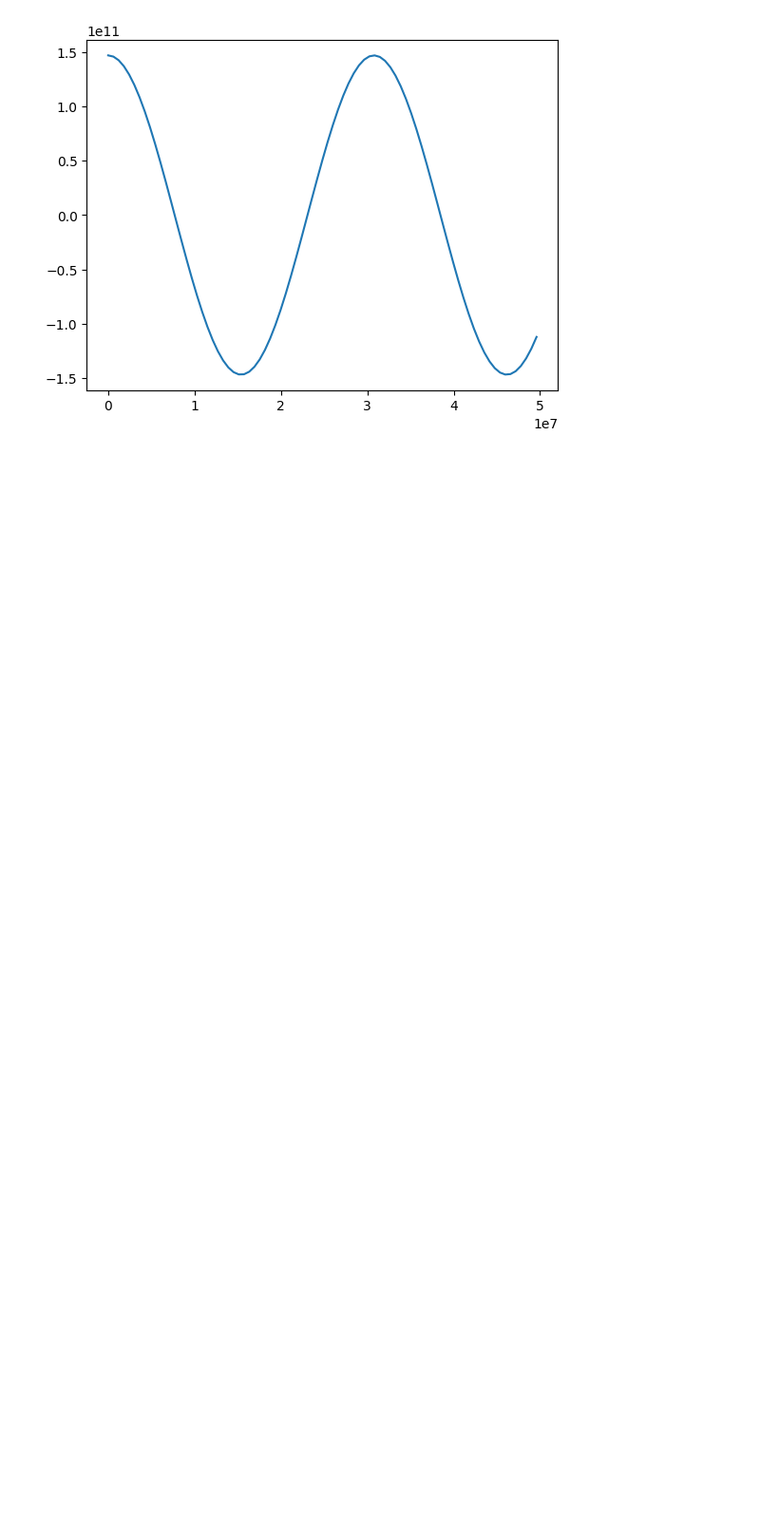
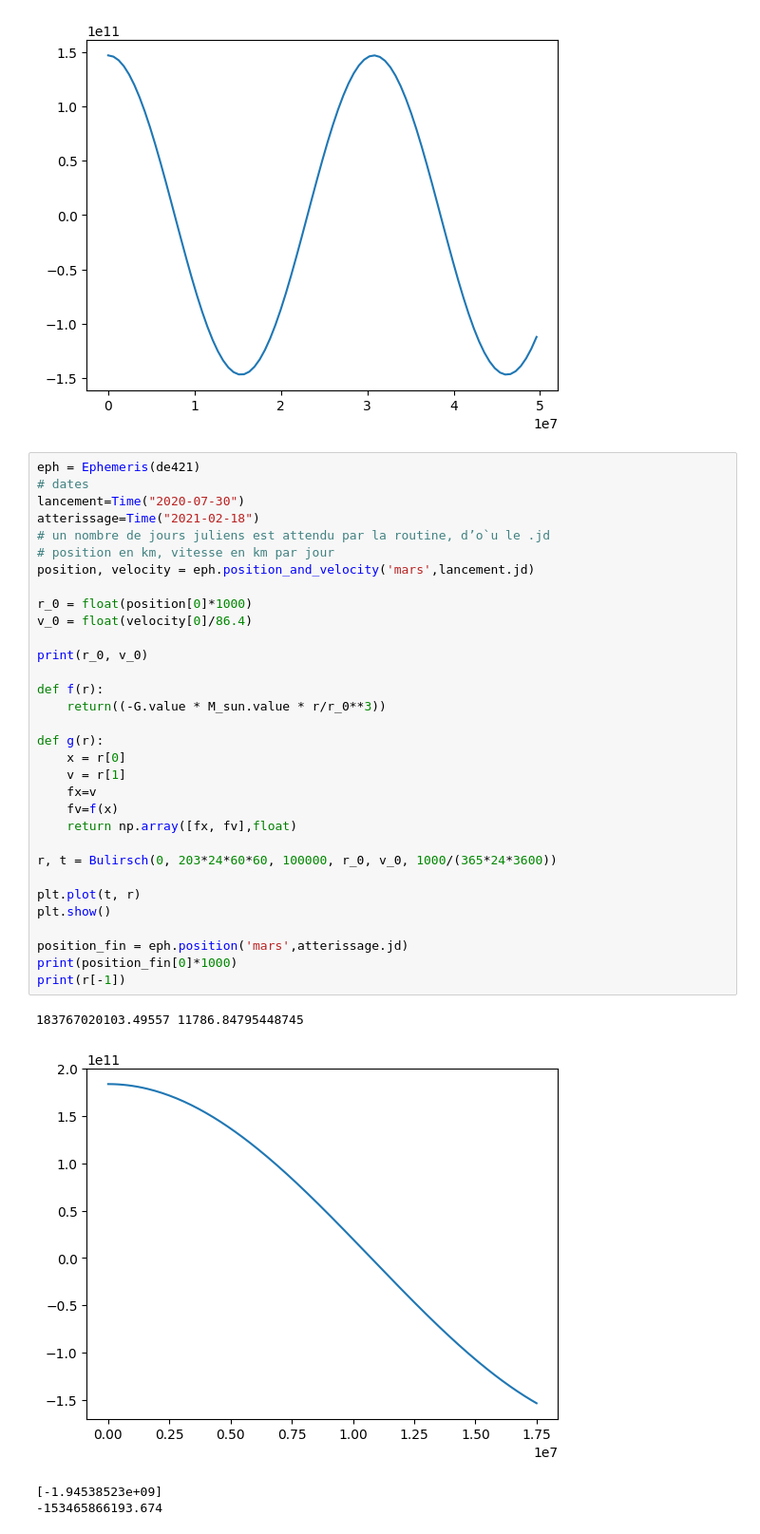
Before and after one commit to gamer39/Physique_numerique, a Jupyter notebook: Tp3/tp3.ipynb, the cells around one changed output. Shown at 95% size. Cells and saved outputs as stored; diff of their text form; blank space fills up the shorter version.

```diff
--- a/Tp3/tp3.ipynb
+++ b/Tp3/tp3.ipynb
@@ -202,3 +205,40 @@ plt.plot(t, r)
 plt.show()
 # %% [output]
 [figure]
+# %%
+eph = Ephemeris(de421)
+# dates
+lancement=Time("2020-07-30")
+atterissage=Time("2021-02-18")
+# un nombre de jours juliens est attendu par la routine, d’o`u le .jd
+# position en km, vitesse en km par jour
+position, velocity = eph.position_and_velocity('mars',lancement.jd)
+
+r_0 = float(position[0]*1000)
+v_0 = float(velocity[0]/86.4)
+
+print(r_0, v_0)
+
+def f(r):
+    return((-G.value * M_sun.value * r/r_0**3))
+
+def g(r):
+    x = r[0]
+    v = r[1]
+    fx=v
+    fv=f(x)
+    return np.array([fx, fv],float)
+
+r, t = Bulirsch(0, 203*24*60*60, 100000, r_0, v_0, 1000/(365*24*3600))
+
+plt.plot(t, r)
+plt.show()
+
+position_fin = eph.position('mars',atterissage.jd)
+print(position_fin[0]*1000)
+print(r[-1])
+# %% [output]
+183767020103.49557 11786.84795448745
+[figure, added]
+[-1.94538523e+09]
+-153465866193.674
```
Also changed, not shown: parts of 1 cell of this notebook.
